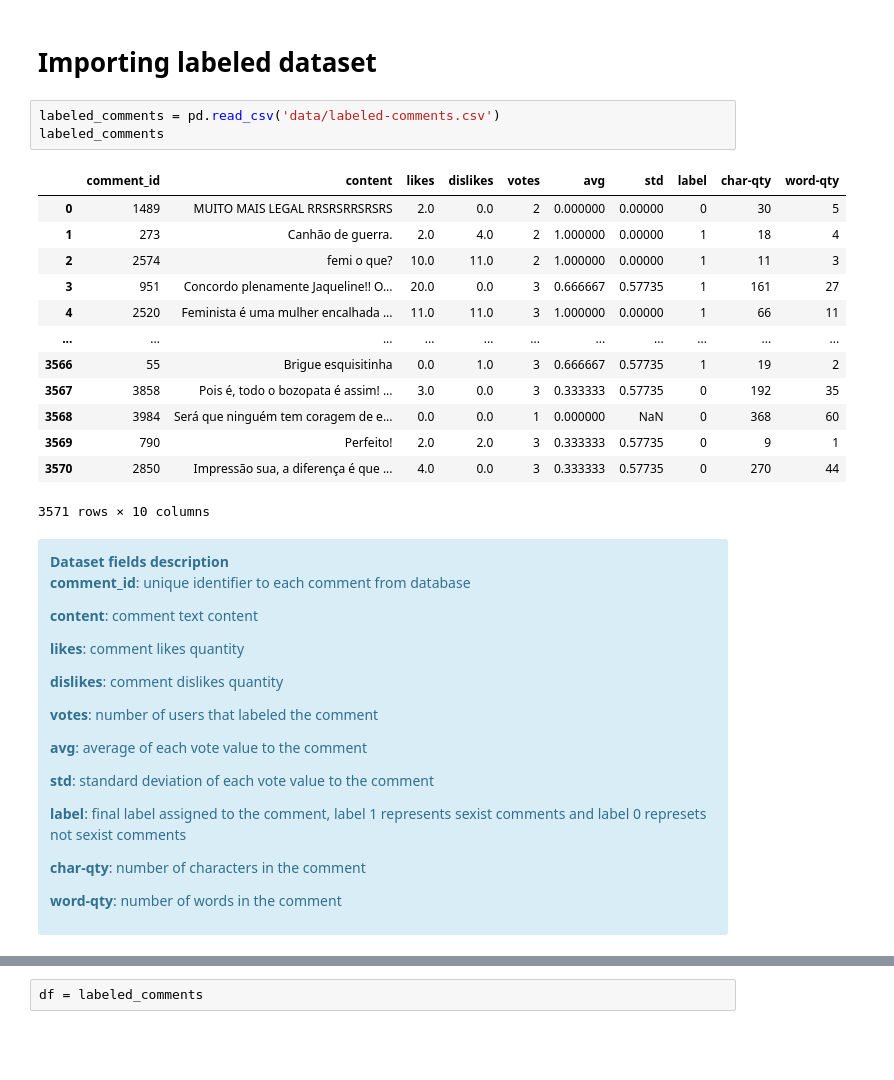
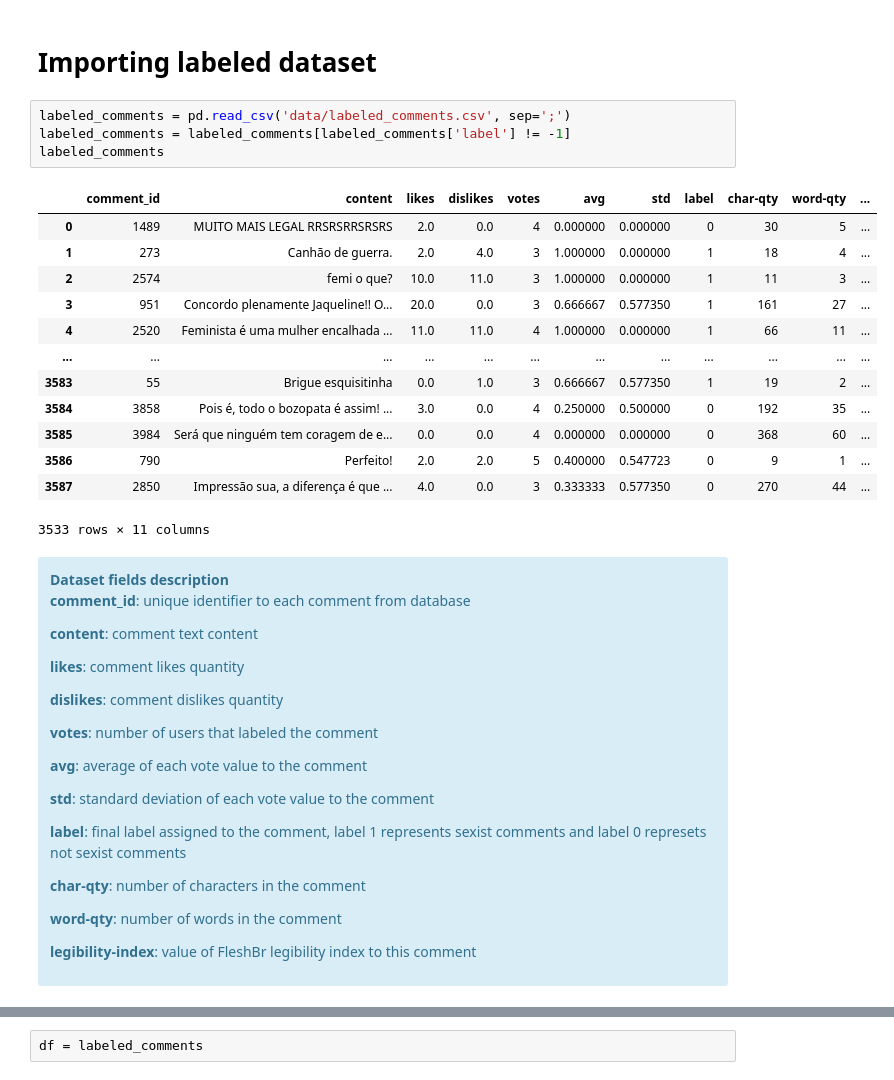
Before and after one commit to mlpbraga/sexism-detection-notebooks, a Jupyter notebook: baseline.ipynb, the cells around one changed output, grey strips where cells are left out. Drawn from its saved outputs; the diff is of its cells as text; blank space fills up the shorter version.

```diff
--- a/baseline.ipynb
+++ b/baseline.ipynb
@@ -40,22 +44,23 @@ You should consider upgrading via the 'd:\arquivos e programas\anaconda\python.e
 # %% [markdown]
 # Importing labeled dataset
 # %%
-labeled_comments = pd.read_csv('data/labeled-comments.csv')
+labeled_comments = pd.read_csv('data/labeled_comments.csv', sep=';')
+labeled_comments = labeled_comments[labeled_comments['label'] != -1]
 labeled_comments
 # %% [output]
-|  | comment_id | content | likes | dislikes | votes | avg | std | label | char-qty | word-qty |
-| 0 | 1489 | MUITO MAIS LEGAL RRSRSRRSRSRS | 2.0 | 0.0 | 2 | 0.000000 | 0.00000 | 0 | 30 | 5 |
-| 1 | 273 | Canhão de guerra. | 2.0 | 4.0 | 2 | 1.000000 | 0.00000 | 1 | 18 | 4 |
-| 2 | 2574 | femi o que? | 10.0 | 11.0 | 2 | 1.000000 | 0.00000 | 1 | 11 | 3 |
-| 3 | 951 | Concordo plenamente Jaqueline!! O... | 20.0 | 0.0 | 3 | 0.666667 | 0.57735 | 1 | 161 | 27 |
-| 4 | 2520 | Feminista é uma mulher encalhada ... | 11.0 | 11.0 | 3 | 1.000000 | 0.00000 | 1 | 66 | 11 |
-| ... | ... | ... | ... | ... | ... | ... | ... | ... | ... | ... |
-| 3566 | 55 | Brigue esquisitinha | 0.0 | 1.0 | 3 | 0.666667 | 0.57735 | 1 | 19 | 2 |
-| 3567 | 3858 | Pois é, todo o bozopata é assim! ... | 3.0 | 0.0 | 3 | 0.333333 | 0.57735 | 0 | 192 | 35 |
-| 3568 | 3984 | Será que ninguém tem coragem de e... | 0.0 | 0.0 | 1 | 0.000000 | NaN | 0 | 368 | 60 |
-| 3569 | 790 | Perfeito! | 2.0 | 2.0 | 3 | 0.333333 | 0.57735 | 0 | 9 | 1 |
-| 3570 | 2850 | Impressão sua, a diferença é que ... | 4.0 | 0.0 | 3 | 0.333333 | 0.57735 | 0 | 270 | 44 |
+|  | comment_id | content | likes | dislikes | votes | avg | std | label | char-qty | word-qty | ... |
+| 0 | 1489 | MUITO MAIS LEGAL RRSRSRRSRSRS | 2.0 | 0.0 | 4 | 0.000000 | 0.000000 | 0 | 30 | 5 | ... |
+| 1 | 273 | Canhão de guerra. | 2.0 | 4.0 | 3 | 1.000000 | 0.000000 | 1 | 18 | 4 | ... |
+| 2 | 2574 | femi o que? | 10.0 | 11.0 | 3 | 1.000000 | 0.000000 | 1 | 11 | 3 | ... |
+| 3 | 951 | Concordo plenamente Jaqueline!! O... | 20.0 | 0.0 | 3 | 0.666667 | 0.577350 | 1 | 161 | 27 | ... |
+| 4 | 2520 | Feminista é uma mulher encalhada ... | 11.0 | 11.0 | 4 | 1.000000 | 0.000000 | 1 | 66 | 11 | ... |
+| ... | ... | ... | ... | ... | ... | ... | ... | ... | ... | ... | ... |
+| 3583 | 55 | Brigue esquisitinha | 0.0 | 1.0 | 3 | 0.666667 | 0.577350 | 1 | 19 | 2 | ... |
+| 3584 | 3858 | Pois é, todo o bozopata é assim! ... | 3.0 | 0.0 | 4 | 0.250000 | 0.500000 | 0 | 192 | 35 | ... |
+| 3585 | 3984 | Será que ninguém tem coragem de e... | 0.0 | 0.0 | 4 | 0.000000 | 0.000000 | 0 | 368 | 60 | ... |
+| 3586 | 790 | Perfeito! | 2.0 | 2.0 | 5 | 0.400000 | 0.547723 | 0 | 9 | 1 | ... |
+| 3587 | 2850 | Impressão sua, a diferença é que ... | 4.0 | 0.0 | 3 | 0.333333 | 0.577350 | 0 | 270 | 44 | ... |
-3571 rows × 10 columns
+3533 rows × 11 columns
 # %% [markdown]
 <div class="alert alert-info">
     <b>Dataset fields description</b>
@@ -70,6 +75,7 @@ labeled_comments
     <p><b>label</b>: final label assigned to the comment, label 1 represents sexist comments and label 0 represets not sexist comments</p>
     <p><b>char-qty</b>: number of characters in the comment </p>
     <p><b>word-qty</b>: number of words in the comment</p>
+    <p><b>legibility-index</b>: value of FleshBr legibility index to this comment</p>
 </div>
 # %%
 labeled_comments.describe()
```
Also changed, not shown: parts of 9 cells of this notebook, 4 other files.
